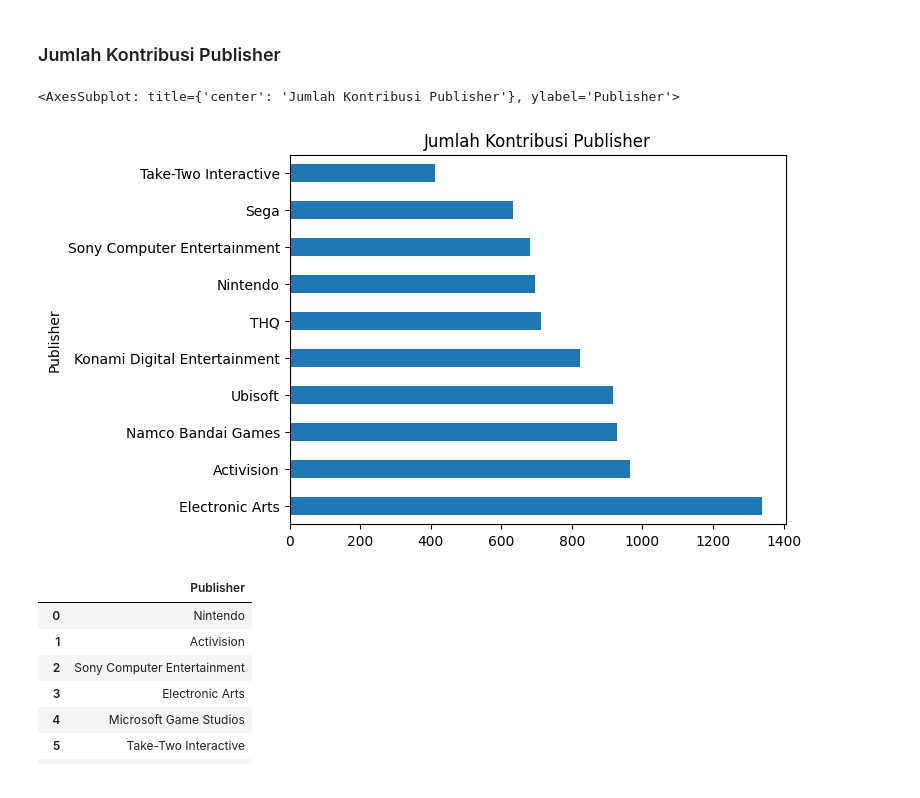
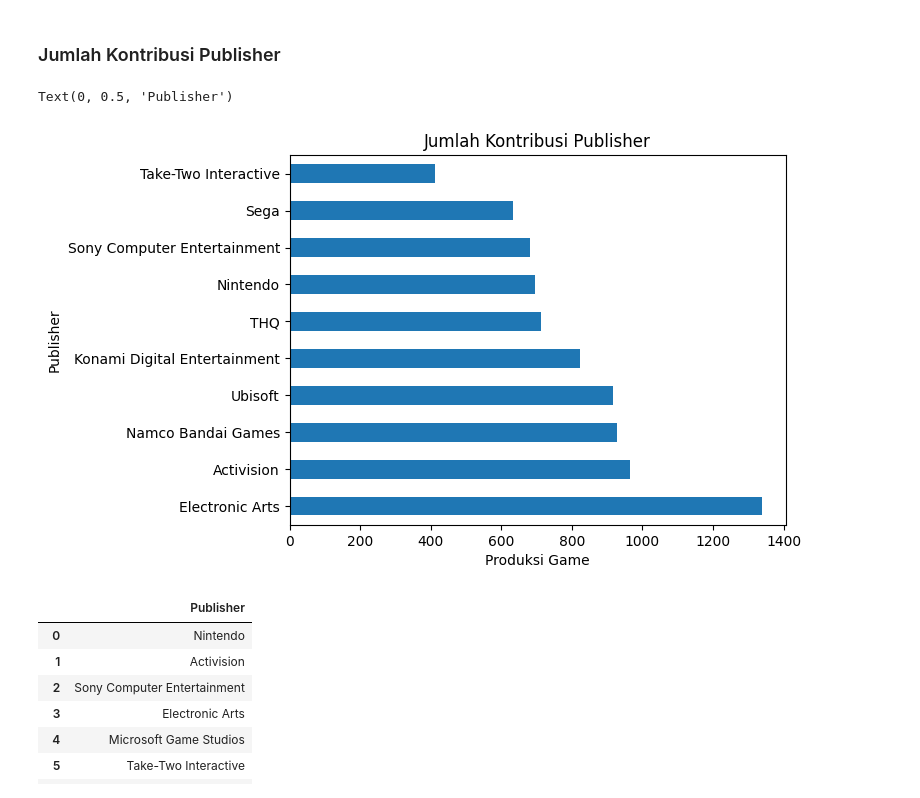
Before and after one commit to Astha47/Tugas-Besar-Analisis-Data-Kelompok-8, a Jupyter notebook: Main.ipynb, the cells around one changed output. Saved outputs shown, nothing was run; the diff lists cells and outputs as text; code cells hidden in the pictures.

```diff
--- a/Main.ipynb
+++ b/Main.ipynb
@@ -393,10 +393,12 @@ Kedua nilai tidak berkorelasi karena nilai korelasi mendekati 0
 # %%
 #Pie chart Publisher Contribution All the time
 #data.value_counts("Publisher").head(10).plot(kind = "pie")
-data.value_counts("Publisher").head(10).plot(kind="barh",title="Jumlah Kontribusi Publisher")
+plot = data.value_counts("Publisher").head(10).plot(kind="barh",title="Jumlah Kontribusi Publisher")
+plot.set_xlabel("Produksi Game")
+plot.set_ylabel("Publisher")
 # %% [output]
-<AxesSubplot: title={'center': 'Jumlah Kontribusi Publisher'}, ylabel='Publisher'>
+Text(0, 0.5, 'Publisher')
-[figure, old version]
+[figure, new version]
 # %%
 #creating publisher list
 
```
Also changed, not shown: parts of 1 cell of this notebook.
